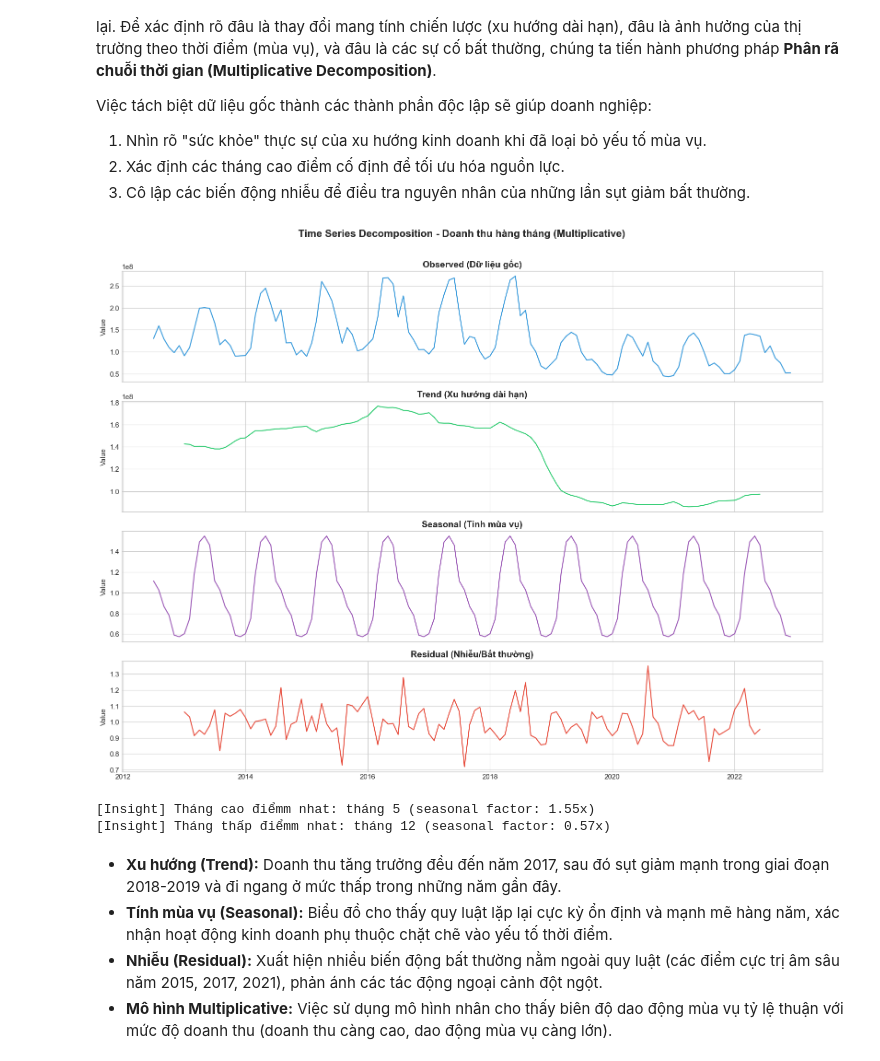
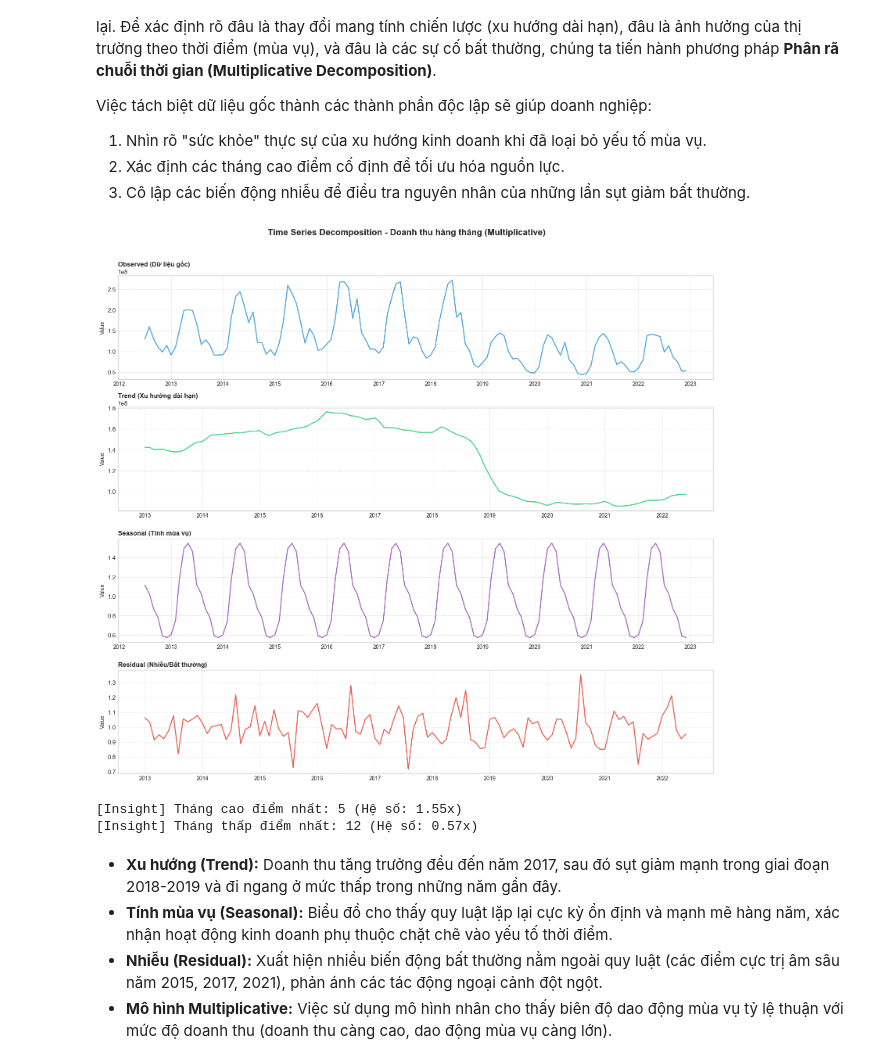
Before and after one commit to caosfourn/DATATHON_2026_DATACONDA, a Jupyter notebook: notebook/05_eda_storytelling_masterpiece_v2.ipynb, the cells around one changed output. Saved outputs shown, nothing was run; the diff lists cells and outputs as text; code cells hidden in the pictures.

```diff
--- a/notebook/05_eda_storytelling_masterpiece_v2.ipynb
+++ b/notebook/05_eda_storytelling_masterpiece_v2.ipynb
@@ -33,7 +33,7 @@ plt.rcParams['axes.titlesize'] = 14
 plt.rcParams['axes.titleweight'] = 'bold'
 
 # Load du lieu
-data_dir = '../dataset/'
+data_dir = '../dataset_cleaned/'
 customers = pd.read_csv(data_dir + 'customers.csv', parse_dates=['signup_date'])
 orders = pd.read_csv(data_dir + 'orders.csv', parse_dates=['order_date'])
 order_items = pd.read_csv(data_dir + 'order_items.csv')
@@ -316,43 +316,53 @@ Việc tách biệt dữ liệu gốc thành các thành phần độc lập s
 2. Xác định các tháng cao điểm cố định để tối ưu hóa nguồn lực.
 3. Cô lập các biến động nhiễu để điều tra nguyên nhân của những lần sụt giảm bất thường.
 # %%
-# === 1.2 Time Series Decomposition (Boc tach xu huong, mua vu, nhieu) ===
+# === 1.2 Time Series Decomposition (Phân rã chuỗi thời gian) ===
 from statsmodels.tsa.seasonal import seasonal_decompose
+import matplotlib.dates as mdates
 
+# Group dữ liệu theo tháng
 monthly_rev = sales.groupby('YearMonth')['Revenue'].sum()
 monthly_rev.index = monthly_rev.index.to_timestamp()
 
-# Can it nhat 2 chu ky (24 thang) de decompose
 if len(monthly_rev) >= 24:
+    # Sử dụng Multiplicative model vì biên độ mùa vụ thay đổi theo quy mô doanh thu
     result = seasonal_decompose(monthly_rev, model='multiplicative', period=12)
 
-    fig, axes = plt.subplots(4, 1, figsize=(16, 12), sharex=True)
+    fig, axes = plt.subplots(4, 1, figsize=(16, 14)) # Tăng chiều cao để các nhãn không chồng lấn
     titles = ['Observed (Dữ liệu gốc)', 'Trend (Xu hướng dài hạn)',
-              'Seasonal (Tinh mùa vụ)', 'Residual (Nhiễu/Bất thường)']
+              'Seasonal (Tính mùa vụ)', 'Residual (Nhiễu/Bất thường)']
     data_list = [result.observed, result.trend, result.seasonal, result.resid]
     colors = [COLOR_PRIMARY, COLOR_POS, COLOR_SECONDARY, COLOR_NEG]
 
-    for ax, title, data, color in zip(axes, titles, data_list, colors):
-        ax.plot(data, color=color, linewidth=1.5)
-        ax.set_title(title)
-        ax.set_ylabel('Value')
+    for i, (ax, title, data, color) in enumerate(zip(axes, titles, data_list, colors)):
+        ax.plot(data, color=color, linewidth=1.8, alpha=0.9)
+        ax.set_title(title, loc='left', fontsize=12, fontweight='bold')
+        ax.set_ylabel('Value', fontsize=10)
 
-    plt.suptitle('Time Series Decomposition - Doanh thu hàng tháng (Multiplicative)', fontsize=16, fontweight='bold', y=1.01)
+        # --- Tinh chỉnh trục X cho từng subplot ---
+        ax.xaxis.set_major_locator(mdates.YearLocator()) # Hiển thị mốc theo năm
+        ax.xaxis.set_major_formatter(mdates.DateFormatter('%Y')) # Định dạng năm
+        ax.xaxis.set_minor_locator(mdates.MonthLocator()) # Vạch nhỏ cho từng tháng
+
+        # Luôn hiển thị nhãn trục X cho tất cả biểu đồ thay vì chỉ biểu đồ cuối
+        ax.tick_params(axis='x', labelbottom=True, labelsize=10)
+        ax.grid(True, linestyle='--', alpha=0.6)
+
+    plt.suptitle('Time Series Decomposition - Doanh thu hàng tháng (Multiplicative)',
+                 fontsize=16, fontweight='bold', y=1.02)
     plt.tight_layout()
     plt.show()
 
-    # Phan tich seasonal pattern
+    # Insight nhanh cho Business
     seasonal_pattern = result.seasonal.groupby(result.seasonal.index.month).first()
-    peak_month = seasonal_pattern.idxmax()
-    trough_month = seasonal_pattern.idxmin()
-    print(f"[Insight] Tháng cao điểmm nhat: tháng {peak_month} (seasonal factor: {seasonal_pattern.max():.2f}x)")
-    print(f"[Insight] Tháng thấp điểmm nhat: tháng {trough_month} (seasonal factor: {seasonal_pattern.min():.2f}x)")
+    print(f"[Insight] Tháng cao điểm nhất: {seasonal_pattern.idxmax()} (Hệ số: {seasonal_pattern.max():.2f}x)")
+    print(f"[Insight] Tháng thấp điểm nhất: {seasonal_pattern.idxmin()} (Hệ số: {seasonal_pattern.min():.2f}x)")
 else:
-    print("Khong du du lieu de thuc hien seasonal decomposition (can >= 24 thang)")
+    print("Không đủ dữ liệu (cần ít nhất 24 tháng)")
 # %% [output]
-[figure, old version]
+[figure, new version]
-[Insight] Tháng cao điểmm nhat: tháng 5 (seasonal factor: 1.55x)
-[Insight] Tháng thấp điểmm nhat: tháng 12 (seasonal factor: 0.57x)
+[Insight] Tháng cao điểm nhất: 5 (Hệ số: 1.55x)
+[Insight] Tháng thấp điểm nhất: 12 (Hệ số: 0.57x)
 # %% [markdown]
 * **Xu hướng (Trend):** Doanh thu tăng trưởng đều đến năm 2017, sau đó sụt giảm mạnh trong giai đoạn 2018-2019 và đi ngang ở mức thấp trong những năm gần đây.
 * **Tính mùa vụ (Seasonal):** Biểu đồ cho thấy quy luật lặp lại cực kỳ ổn định và mạnh mẽ hàng năm, xác nhận hoạt động kinh doanh phụ thuộc chặt chẽ vào yếu tố thời điểm.
```
Also changed, not shown: parts of 8 cells of this notebook, 13 other files.
